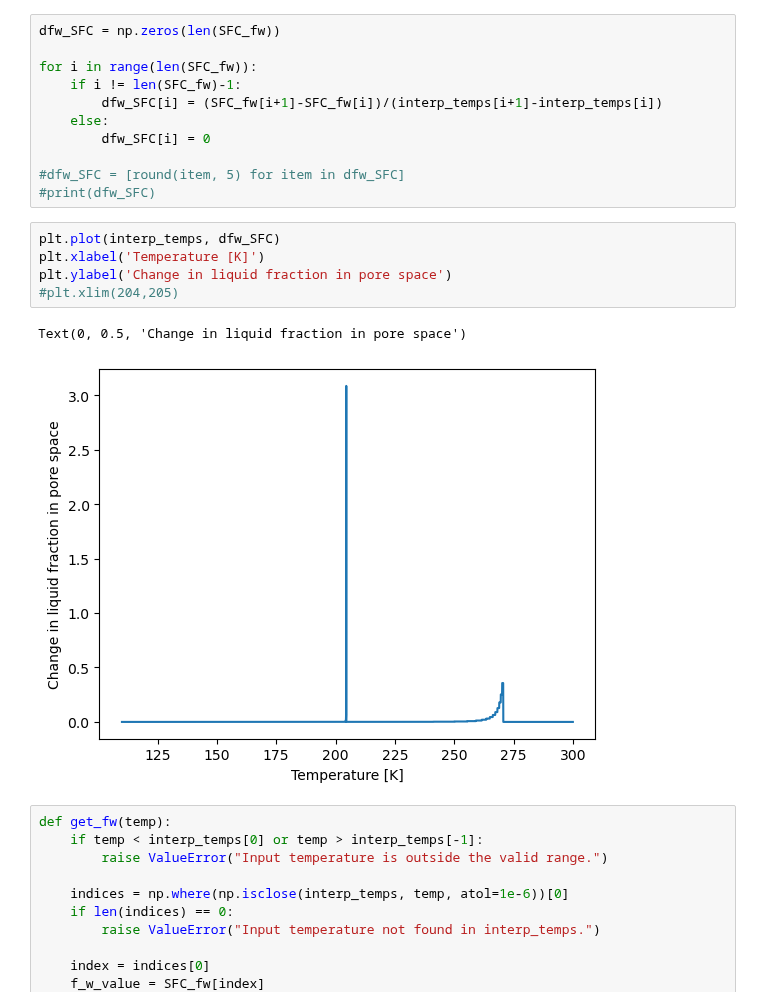
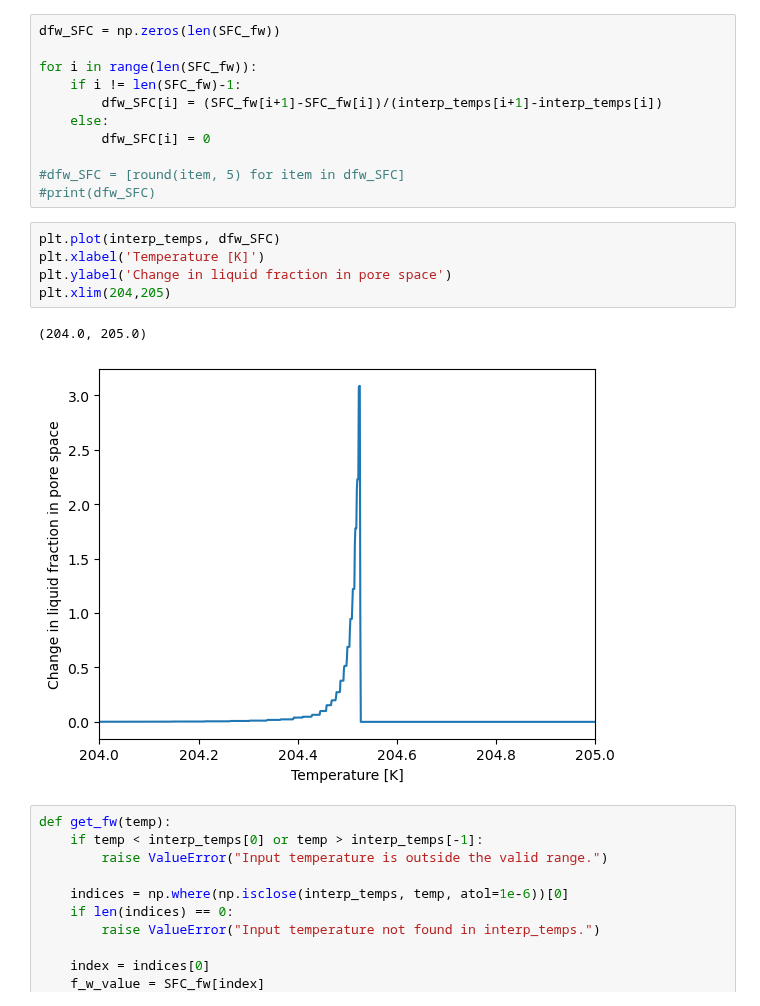
Before and after one commit to alexiak322/ceres-pingo-model, a Jupyter notebook: -1DHT-model-code/python/1DHT Model.ipynb, the cells around one changed output. Drawn from its saved outputs; the diff is of its cells as text.

```diff
--- a/-1DHT-model-code/python/1DHT Model.ipynb
+++ b/-1DHT-model-code/python/1DHT Model.ipynb
@@ -186,11 +157,11 @@ for i in range(len(SFC_fw)):
 # %%
 plt.plot(interp_temps, dfw_SFC)
 plt.xlabel('Temperature [K]')
 plt.ylabel('Change in liquid fraction in pore space')
-#plt.xlim(204,205)
+plt.xlim(204,205)
 # %% [output]
-Text(0, 0.5, 'Change in liquid fraction in pore space')
+(204.0, 205.0)
-[figure, old version]
+[figure, new version]
 # %%
 def get_fw(temp):
     if temp < interp_temps[0] or temp > interp_temps[-1]:
```
Also changed, not shown: parts of 23 cells of this notebook, 1 other file.
